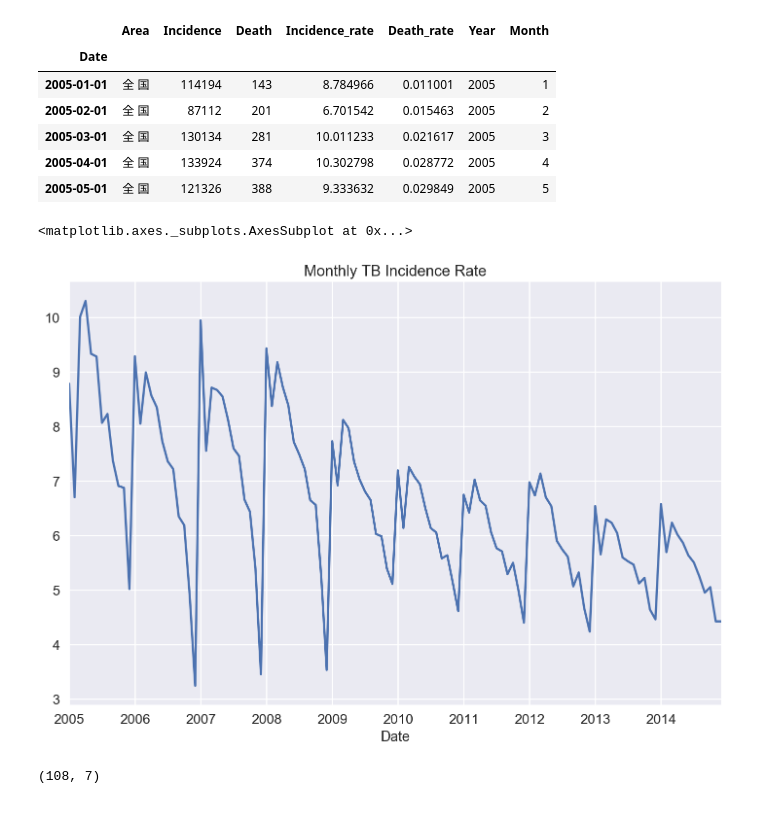
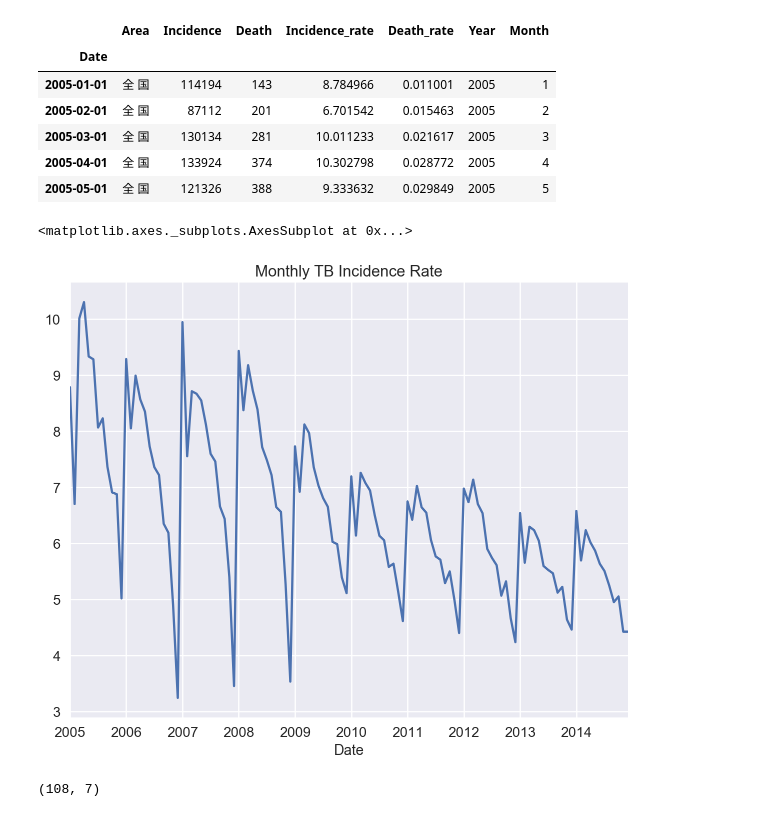
Before and after one commit to lihengtianxia/TB_Nation, a Jupyter notebook: Seasonal/02- Exploratory Data analysis.ipynb, the cells around one changed output. Drawn from its saved outputs; the diff is of its cells as text; code cells hidden in the pictures.

```diff
--- a/Seasonal/02- Exploratory Data analysis.ipynb
+++ b/Seasonal/02- Exploratory Data analysis.ipynb
@@ -9,7 +9,7 @@ plt.style.use('seaborn-talk')
 
 from statsmodels.tsa.seasonal import seasonal_decompose
 # %%
-datasets = pd.read_excel('TB_nation.xlsx',index_col='Date')
+datasets = pd.read_excel('../Data/TB_nation.xlsx',index_col='Date')
 # %%
 datasets.head()
 # %% [output]
@@ -21,11 +21,11 @@ datasets.head()
 | 2005-04-01 | 全 国 | 133924 | 374 | 10.302798 | 0.028772 | 2005 | 4 |
 | 2005-05-01 | 全 国 | 121326 | 388 | 9.333632 | 0.029849 | 2005 | 5 |
 # %%
-datasets.Incidence_rate.plot(figsize=(12,8), title= 'Monthly TB Incidence Rate', fontsize=14)
+datasets.Incidence_rate.plot(figsize=(10,8), title= 'Monthly TB Incidence Rate', fontsize=14)
 # plt.savefig('month_TB.png', bbox_inches='tight')
 # %% [output]
 <matplotlib.axes._subplots.AxesSubplot at 0x...>
-[figure, old version]
+[figure, new version]
 # %%
 datasets_pred = datasets[datasets.index>='2014-01-1']
 datasets = datasets[datasets.index<'2014-01-01']
```
Also changed, not shown: parts of 1 cell of this notebook, 4 other files.
